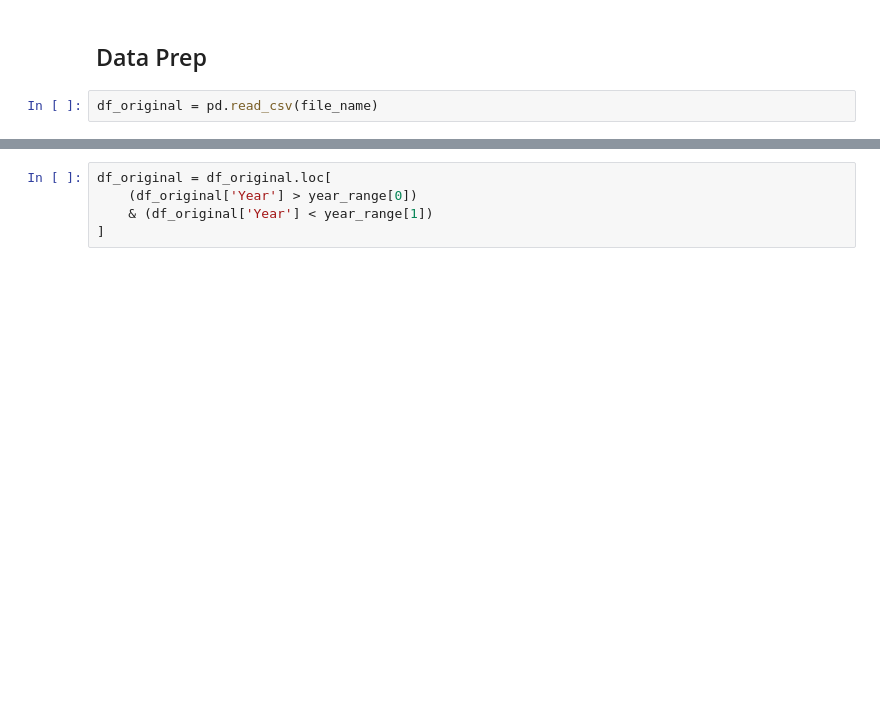
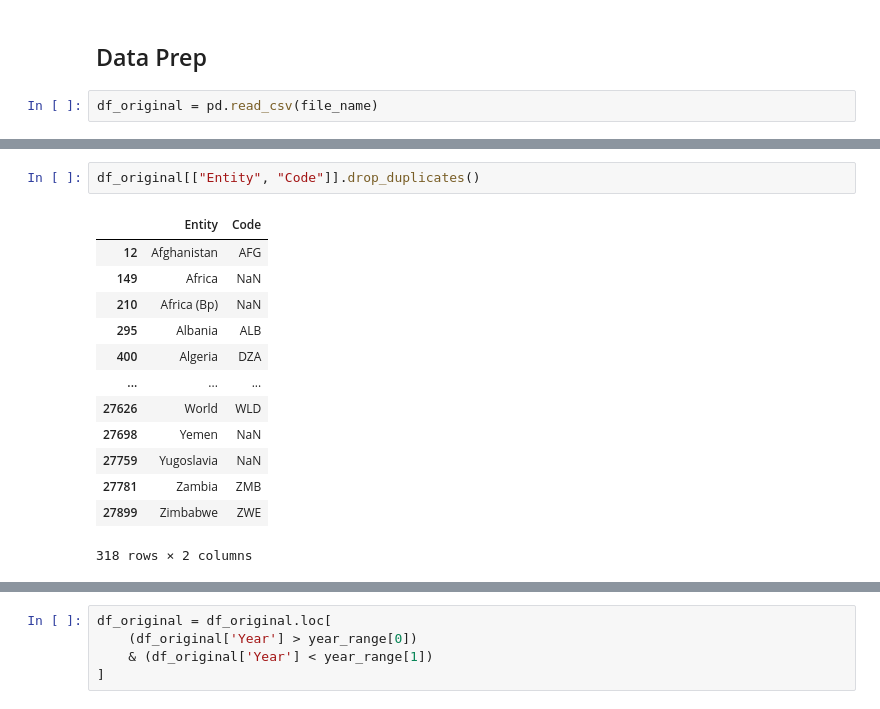
Before and after one commit to Etisaal-Intelligence/global_yearly_metrics_visualizer, a Jupyter notebook: 2_viz_notebooks/V2_map_viz.ipynb, the cells around one changed output, grey strips where cells are left out. Cells and saved outputs as stored; diff of their text form; blank space fills up the shorter version.

```diff
--- a/2_viz_notebooks/V2_map_viz.ipynb
+++ b/2_viz_notebooks/V2_map_viz.ipynb
@@ -82,0 +213,16 @@ df_original = pd.read_csv(file_name)
+# %%
+df_original[["Entity", "Code"]].drop_duplicates()
+# %% [output]
+|  | Entity | Code |
+| 12 | Afghanistan | AFG |
+| 149 | Africa | NaN |
+| 210 | Africa (Bp) | NaN |
+| 295 | Albania | ALB |
+| 400 | Algeria | DZA |
+| ... | ... | ... |
+| 27626 | World | WLD |
+| 27698 | Yemen | NaN |
+| 27759 | Yugoslavia | NaN |
+| 27781 | Zambia | ZMB |
+| 27899 | Zimbabwe | ZWE |
+318 rows × 2 columns
```
Also changed, not shown: parts of 23 cells of this notebook.
